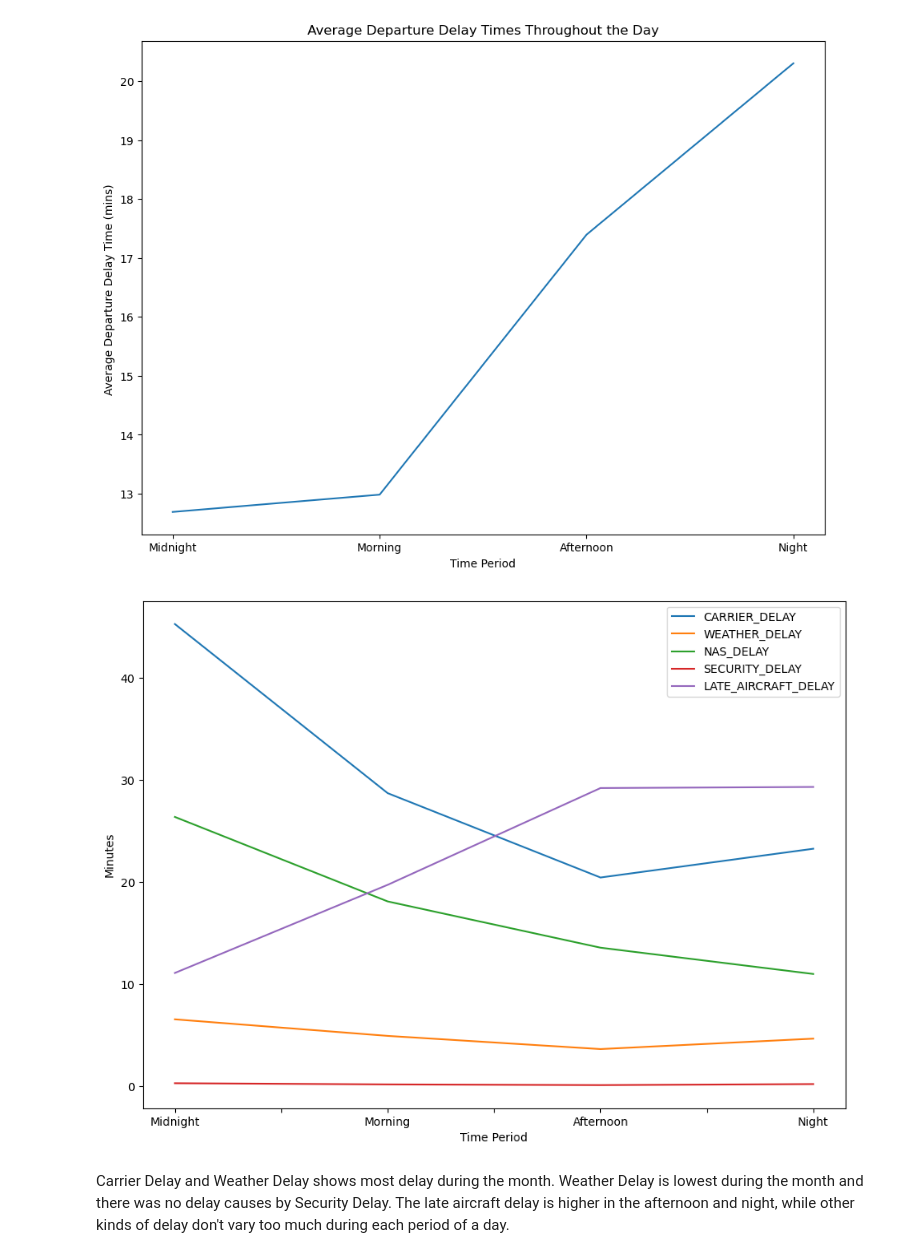
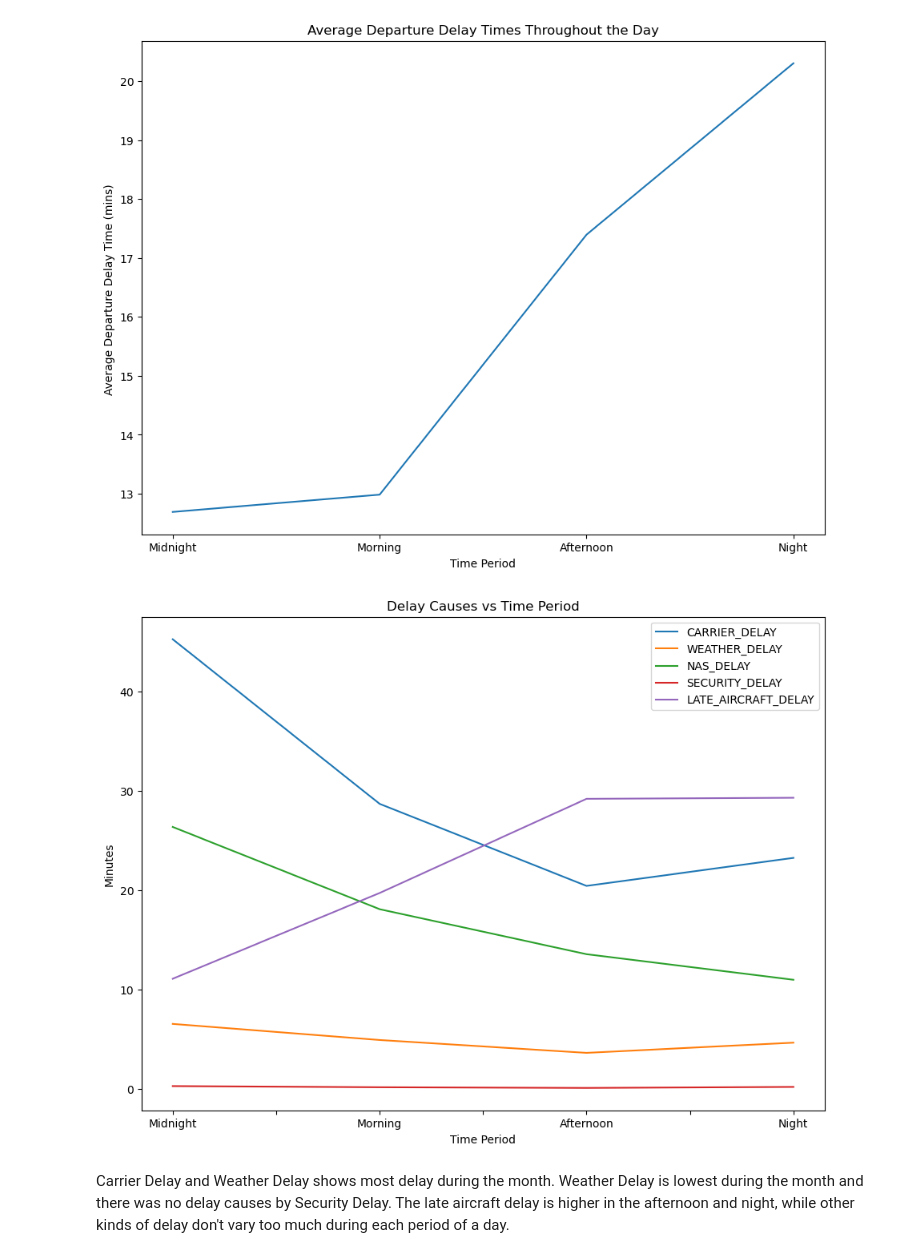
Before and after one commit to henrynguyen65/project-one, a Jupyter notebook: FlightDelayPy.ipynb, the cells around one changed output. Drawn from its saved outputs; the diff is of its cells as text; code cells hidden in the pictures.

Commit message:
Updated final code for FlightDelayPy file

```diff
--- a/FlightDelayPy.ipynb
+++ b/FlightDelayPy.ipynb
@@ -633,12 +633,13 @@ plt.savefig("data/Fig15.png")
 # %%
 df_delay_kind = flight_data_df[['dep_period', 'CARRIER_DELAY', 'WEATHER_DELAY', 'NAS_DELAY',
        'SECURITY_DELAY', 'LATE_AIRCRAFT_DELAY']]
 df_delay_kind.groupby("dep_period").mean().plot()
 plt.ylabel("Minutes")
 plt.xlabel("Time Period")
+plt.title("Delay Causes vs Time Period")
 plt.savefig("data/Fig16.png")
 # %% [output]
-[figure, old version]
+[figure, new version]
 # %% [markdown]
 Carrier Delay and Weather Delay shows most delay during the month. Weather Delay is lowest during the month and there was no delay causes by Security Delay. The late aircraft delay is higher in the afternoon and night, while other kinds of delay don't vary too much during each period of a day.
 # %% [markdown]
```
Also changed, not shown: parts of 10 cells of this notebook.
